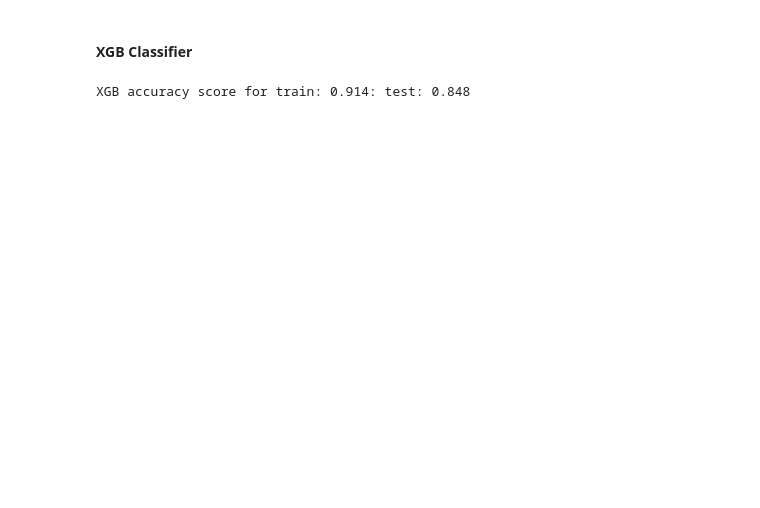
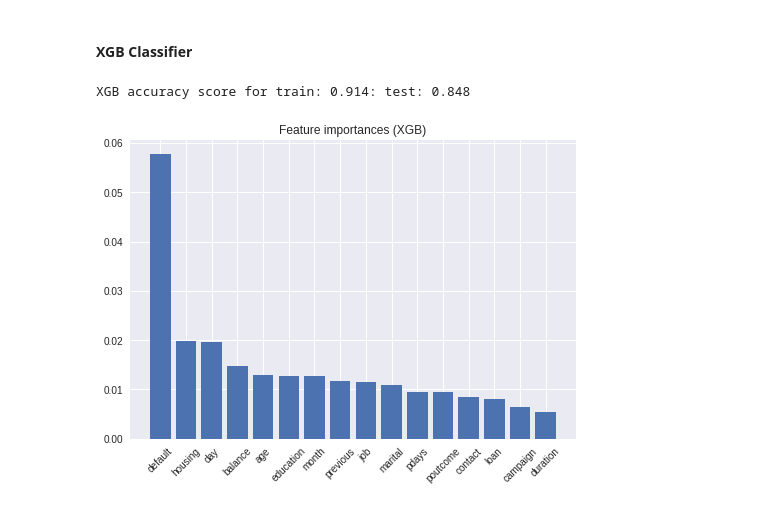
Before and after one commit to amltago/project2, a Jupyter notebook: ProjectB2.ipynb, the cells around one changed output. Saved outputs shown, nothing was run; the diff lists cells and outputs as text; code cells hidden in the pictures; blank space fills up the shorter version.

```diff
--- a/ProjectB2.ipynb
+++ b/ProjectB2.ipynb
@@ -680,6 +681,11 @@ num_selector(X_train)
  'campaign',
  'pdays',
  'previous']
+# %%
+# Imputers
+
+mean_imputer = SimpleImputer(strategy='mean')
+freq_imputer = SimpleImputer(strategy='most_frequent') #added freq_imputer for the categorical
 # %%
 # Instantiate Scaler
 
@@ -697,6 +703,6 @@ numeric_pipe
 Pipeline(steps=[('standardscaler', StandardScaler())])
 # %%
 # Categorical pipeline
-categorical_pipe = make_pipeline(ohe)
+categorical_pipe = make_pipeline(freq_imputer, ohe)
 categorical_pipe
 # %% [output]
@@ -837,3 +848,8 @@ from sklearn.metrics import plot_confusion_matrix
 plot_confusion_matrix(dec_tree, X_test_processed, y_test, cmap = 'Blues');
 # %% [output]
 [figure]
+# %%
+# Instantiate model
+
+gbc = GradientBoostingClassifier()
+gbc.fit(X_train_processed, y_train)
@@ -861,17 +885,19 @@ XGB accuracy score for train: 0.914: test: 0.848
 # %%
 #get feature importances from the model
 headers = ["name", "score"]
 values = sorted(zip(X_train.columns, xgb.feature_importances_), key=lambda x: x[1] * -1)
 xgb_feature_importances = pd.DataFrame(values, columns = headers)
 
 #plot feature importances
 x_pos = np.arange(0, len(xgb_feature_importances))
 plt.bar(x_pos, xgb_feature_importances['score'])
 plt.xticks(x_pos, xgb_feature_importances['name'])
-plt.xticks(rotation=90)
+plt.xticks(rotation=45)
 plt.title('Feature importances (XGB)')
 
 plt.show()
 
 
 # Source: https://www.kaggle.com/code/aleksandradeis/bank-marketing-analysis#Machine-Learning-for-prediction-of-campaign-outcome
+# %% [output]
+[figure, added]
```
Also changed, not shown: parts of 13 cells of this notebook.
